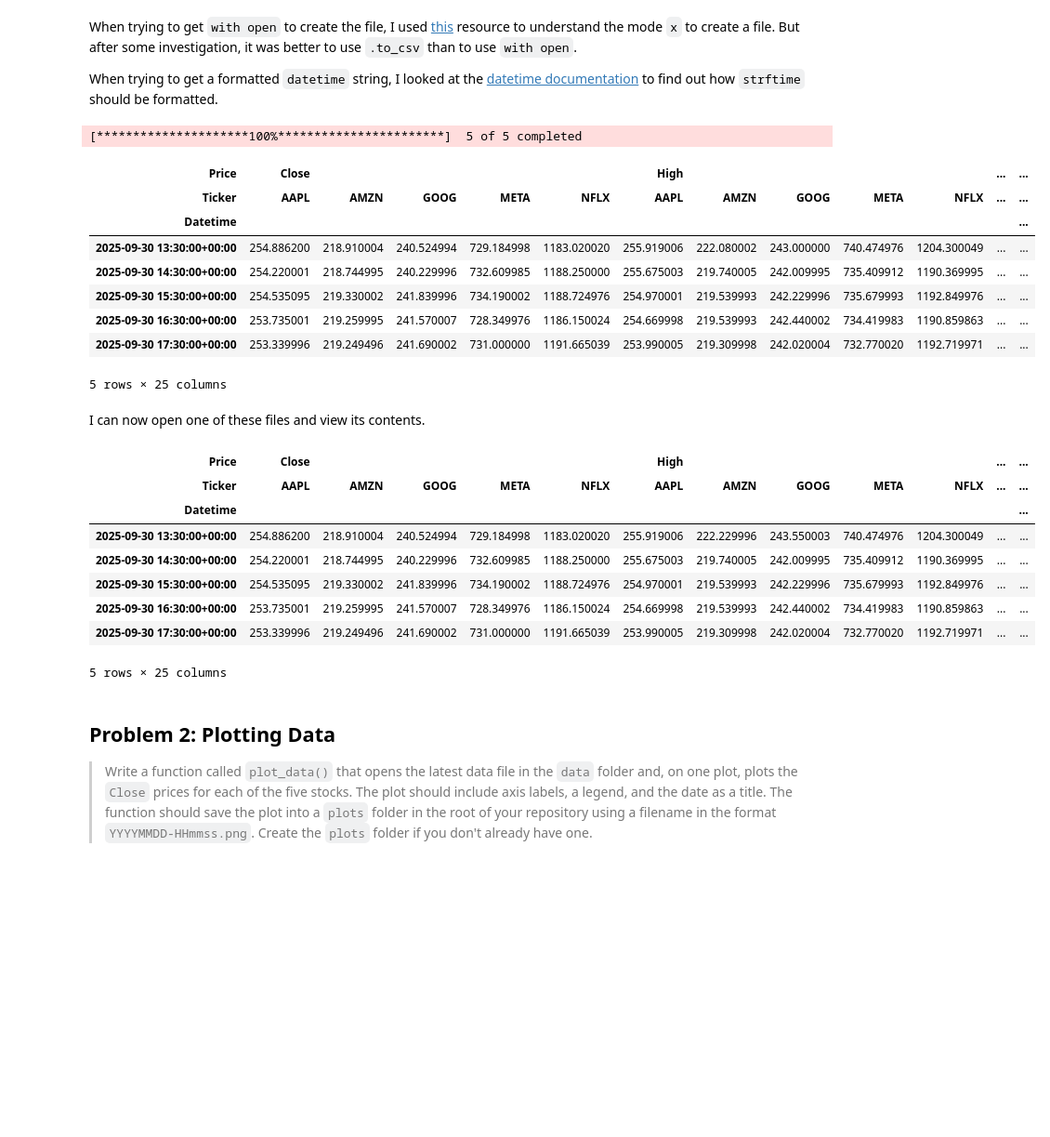
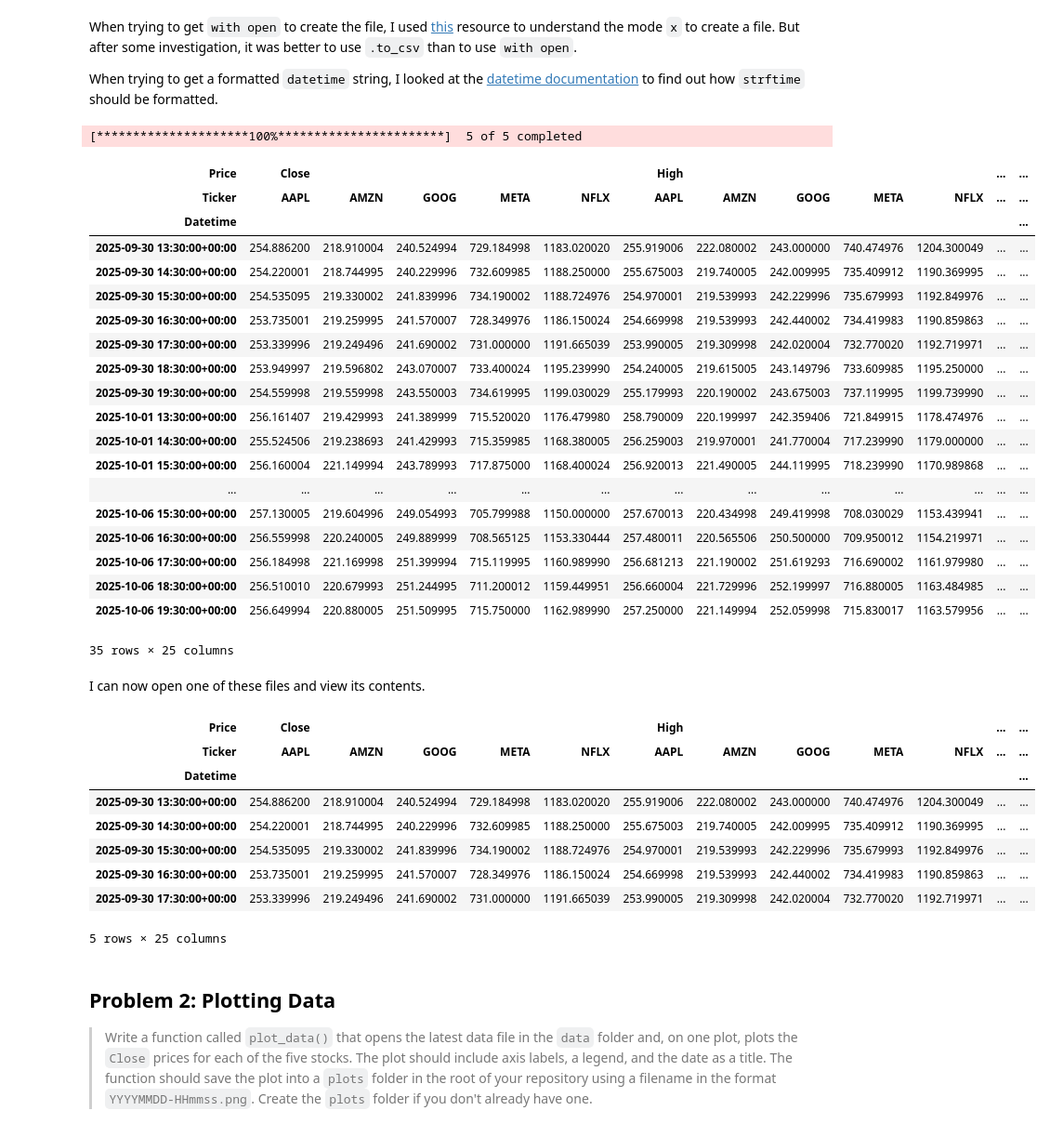
Before and after one commit to CeamanCollins/computer-infrastructure-assessment, a Jupyter notebook: problems.ipynb, the cells around one changed output. Shown at 93% size. Drawn from its saved outputs; the diff is of its cells as text; code cells hidden in the pictures; blank space fills up the shorter version.

```diff
--- a/problems.ipynb
+++ b/problems.ipynb
@@ -33,28 +35,39 @@ def get_data():
     data.to_csv(f"data/{dt.datetime.now().strftime('%Y%m%d_%H%M%S')}.csv")
     return data
 # %%
-get_data().head()
+get_data()
 # %% [output]
 [*********************100%***********************]  5 of 5 completed
 | Price | Close |  |  |  |  | High |  |  |  |  | ... | ... |
 | Ticker | AAPL | AMZN | GOOG | META | NFLX | AAPL | AMZN | GOOG | META | NFLX | ... | ... |
 | Datetime |  |  |  |  |  |  |  |  |  |  |  | ... |
 | 2025-09-30 13:30:00+00:00 | 254.886200 | 218.910004 | 240.524994 | 729.184998 | 1183.020020 | 255.919006 | 222.080002 | 243.000000 | 740.474976 | 1204.300049 | ... | ... |
 | 2025-09-30 14:30:00+00:00 | 254.220001 | 218.744995 | 240.229996 | 732.609985 | 1188.250000 | 255.675003 | 219.740005 | 242.009995 | 735.409912 | 1190.369995 | ... | ... |
 | 2025-09-30 15:30:00+00:00 | 254.535095 | 219.330002 | 241.839996 | 734.190002 | 1188.724976 | 254.970001 | 219.539993 | 242.229996 | 735.679993 | 1192.849976 | ... | ... |
 | 2025-09-30 16:30:00+00:00 | 253.735001 | 219.259995 | 241.570007 | 728.349976 | 1186.150024 | 254.669998 | 219.539993 | 242.440002 | 734.419983 | 1190.859863 | ... | ... |
 | 2025-09-30 17:30:00+00:00 | 253.339996 | 219.249496 | 241.690002 | 731.000000 | 1191.665039 | 253.990005 | 219.309998 | 242.020004 | 732.770020 | 1192.719971 | ... | ... |
+| 2025-09-30 18:30:00+00:00 | 253.949997 | 219.596802 | 243.070007 | 733.400024 | 1195.239990 | 254.240005 | 219.615005 | 243.149796 | 733.609985 | 1195.250000 | ... | ... |
+| 2025-09-30 19:30:00+00:00 | 254.559998 | 219.559998 | 243.550003 | 734.619995 | 1199.030029 | 255.179993 | 220.190002 | 243.675003 | 737.119995 | 1199.739990 | ... | ... |
+| 2025-10-01 13:30:00+00:00 | 256.161407 | 219.429993 | 241.389999 | 715.520020 | 1176.479980 | 258.790009 | 220.199997 | 242.359406 | 721.849915 | 1178.474976 | ... | ... |
+| 2025-10-01 14:30:00+00:00 | 255.524506 | 219.238693 | 241.429993 | 715.359985 | 1168.380005 | 256.259003 | 219.970001 | 241.770004 | 717.239990 | 1179.000000 | ... | ... |
+| 2025-10-01 15:30:00+00:00 | 256.160004 | 221.149994 | 243.789993 | 717.875000 | 1168.400024 | 256.920013 | 221.490005 | 244.119995 | 718.239990 | 1170.989868 | ... | ... |
+| ... | ... | ... | ... | ... | ... | ... | ... | ... | ... | ... | ... | ... |
+| 2025-10-06 15:30:00+00:00 | 257.130005 | 219.604996 | 249.054993 | 705.799988 | 1150.000000 | 257.670013 | 220.434998 | 249.419998 | 708.030029 | 1153.439941 | ... | ... |
+| 2025-10-06 16:30:00+00:00 | 256.559998 | 220.240005 | 249.889999 | 708.565125 | 1153.330444 | 257.480011 | 220.565506 | 250.500000 | 709.950012 | 1154.219971 | ... | ... |
+| 2025-10-06 17:30:00+00:00 | 256.184998 | 221.169998 | 251.399994 | 715.119995 | 1160.989990 | 256.681213 | 221.190002 | 251.619293 | 716.690002 | 1161.979980 | ... | ... |
+| 2025-10-06 18:30:00+00:00 | 256.510010 | 220.679993 | 251.244995 | 711.200012 | 1159.449951 | 256.660004 | 221.729996 | 252.199997 | 716.880005 | 1163.484985 | ... | ... |
+| 2025-10-06 19:30:00+00:00 | 256.649994 | 220.880005 | 251.509995 | 715.750000 | 1162.989990 | 257.250000 | 221.149994 | 252.059998 | 715.830017 | 1163.579956 | ... | ... |
-5 rows × 25 columns
+35 rows × 25 columns
 # %% [markdown]
 I can now open one of these files and view its contents.
 # %%
-data = pd.read_csv("data/20251006_191603.csv", header=[0, 1], index_col=0, parse_dates=True)
+data = pd.read_csv("data/20251006_220432.csv", header=[0, 1], index_col=0, parse_dates=True)
 data.head()
 # %% [output]
 | Price | Close |  |  |  |  | High |  |  |  |  | ... | ... |
 | Ticker | AAPL | AMZN | GOOG | META | NFLX | AAPL | AMZN | GOOG | META | NFLX | ... | ... |
 | Datetime |  |  |  |  |  |  |  |  |  |  |  | ... |
-| 2025-09-30 13:30:00+00:00 | 254.886200 | 218.910004 | 240.524994 | 729.184998 | 1183.020020 | 255.919006 | 222.229996 | 243.550003 | 740.474976 | 1204.300049 | ... | ... |
+| 2025-09-30 13:30:00+00:00 | 254.886200 | 218.910004 | 240.524994 | 729.184998 | 1183.020020 | 255.919006 | 222.080002 | 243.000000 | 740.474976 | 1204.300049 | ... | ... |
 | 2025-09-30 14:30:00+00:00 | 254.220001 | 218.744995 | 240.229996 | 732.609985 | 1188.250000 | 255.675003 | 219.740005 | 242.009995 | 735.409912 | 1190.369995 | ... | ... |
 | 2025-09-30 15:30:00+00:00 | 254.535095 | 219.330002 | 241.839996 | 734.190002 | 1188.724976 | 254.970001 | 219.539993 | 242.229996 | 735.679993 | 1192.849976 | ... | ... |
 | 2025-09-30 16:30:00+00:00 | 253.735001 | 219.259995 | 241.570007 | 728.349976 | 1186.150024 | 254.669998 | 219.539993 | 242.440002 | 734.419983 | 1190.859863 | ... | ... |
```
Also changed, not shown: parts of 8 cells of this notebook, 5 other files.
